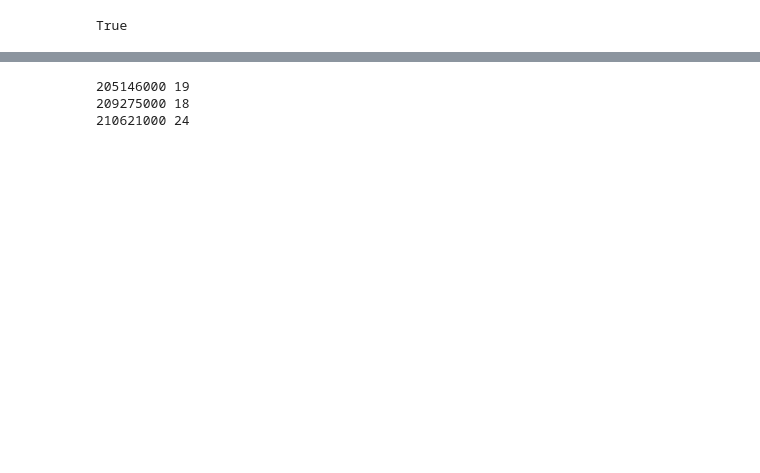
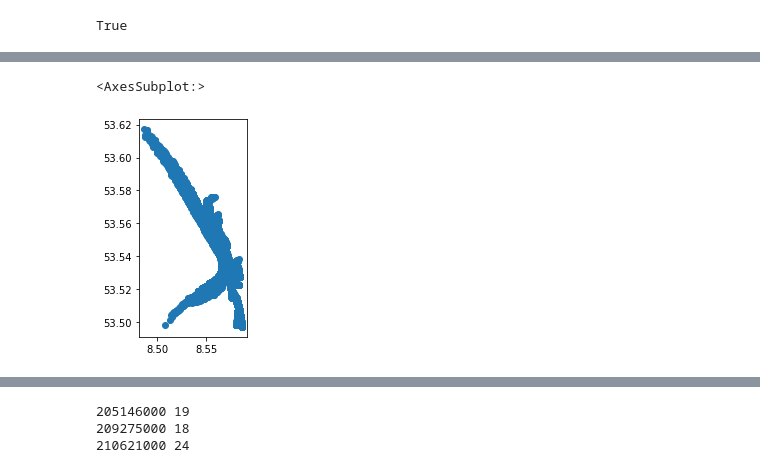
Before and after one commit to kono94/ship-path-prediction, a Jupyter notebook: deeprl/ais/explore.ipynb, the cells around one changed output, grey strips where cells are left out. Cells and saved outputs as stored; diff of their text form; code cells hidden in the pictures; blank space fills up the shorter version.

```diff
--- a/deeprl/ais/explore.ipynb
+++ b/deeprl/ais/explore.ipynb
@@ -150,0 +117,9 @@ AttributeError: 'NoneType' object has no attribute 'plot'
+# %%
+traj_gdf = trips.to_point_gdf()
+traj_gdf.to_file("temp.gpkg", layer='trajectories', driver="GPKG")
+redin = geopandas.read_file('temp.gpkg', layer='trajectories')
+# %%
+redin.plot()
+# %% [output]
+<AxesSubplot:>
+[figure, added]
```
Also changed, not shown: parts of 21 cells of this notebook, 1 other file.
